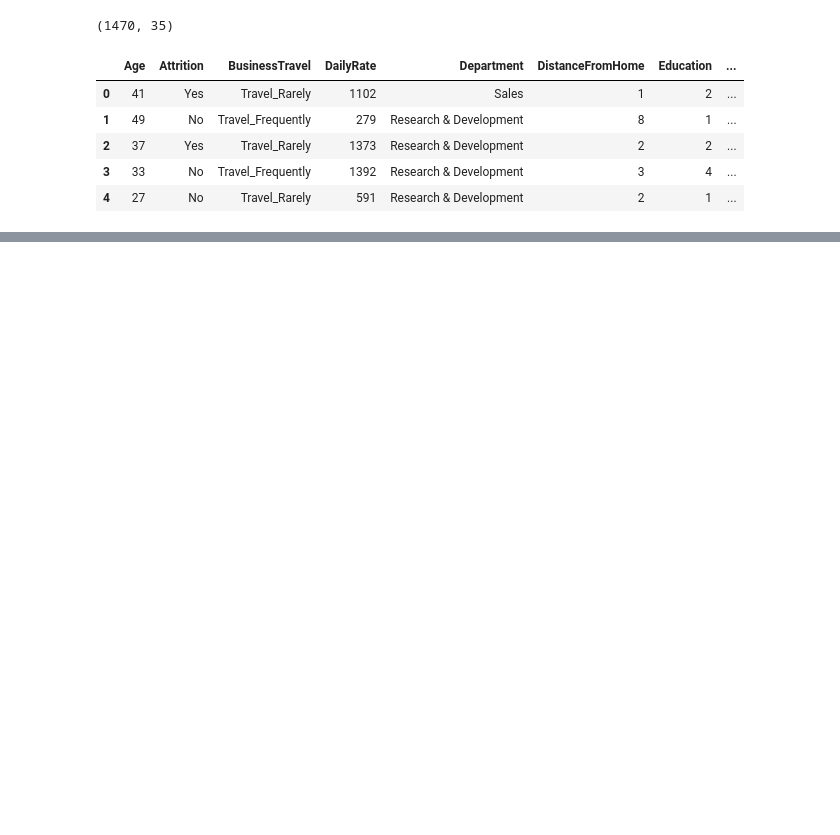
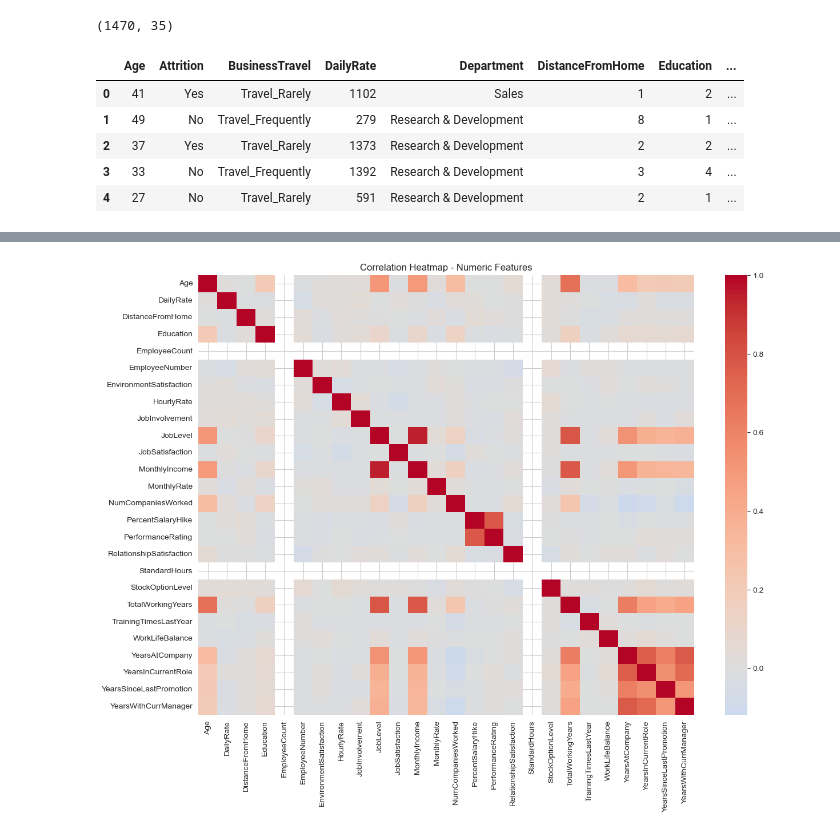
Before and after one commit to amanojhareal/Attrition-predicter, a Jupyter notebook: notebooks/01_eda.ipynb, the cells around one changed output, grey strips where cells are left out. Drawn from its saved outputs; the diff is of its cells as text; code cells hidden in the pictures; blank space fills up the shorter version.

```diff
--- a/notebooks/01_eda.ipynb
+++ b/notebooks/01_eda.ipynb
@@ -23,0 +106,8 @@ df.head()
+# %%
+numeric_df = df.select_dtypes(include=[np.number])
+plt.figure(figsize=(14, 10))
+sns.heatmap(numeric_df.corr(), cmap='coolwarm', center=0, annot=False)
+plt.title('Correlation Heatmap - Numeric Features')
+plt.show()
+# %% [output]
+[figure, added]
```
Also changed, not shown: parts of 18 cells of this notebook.
